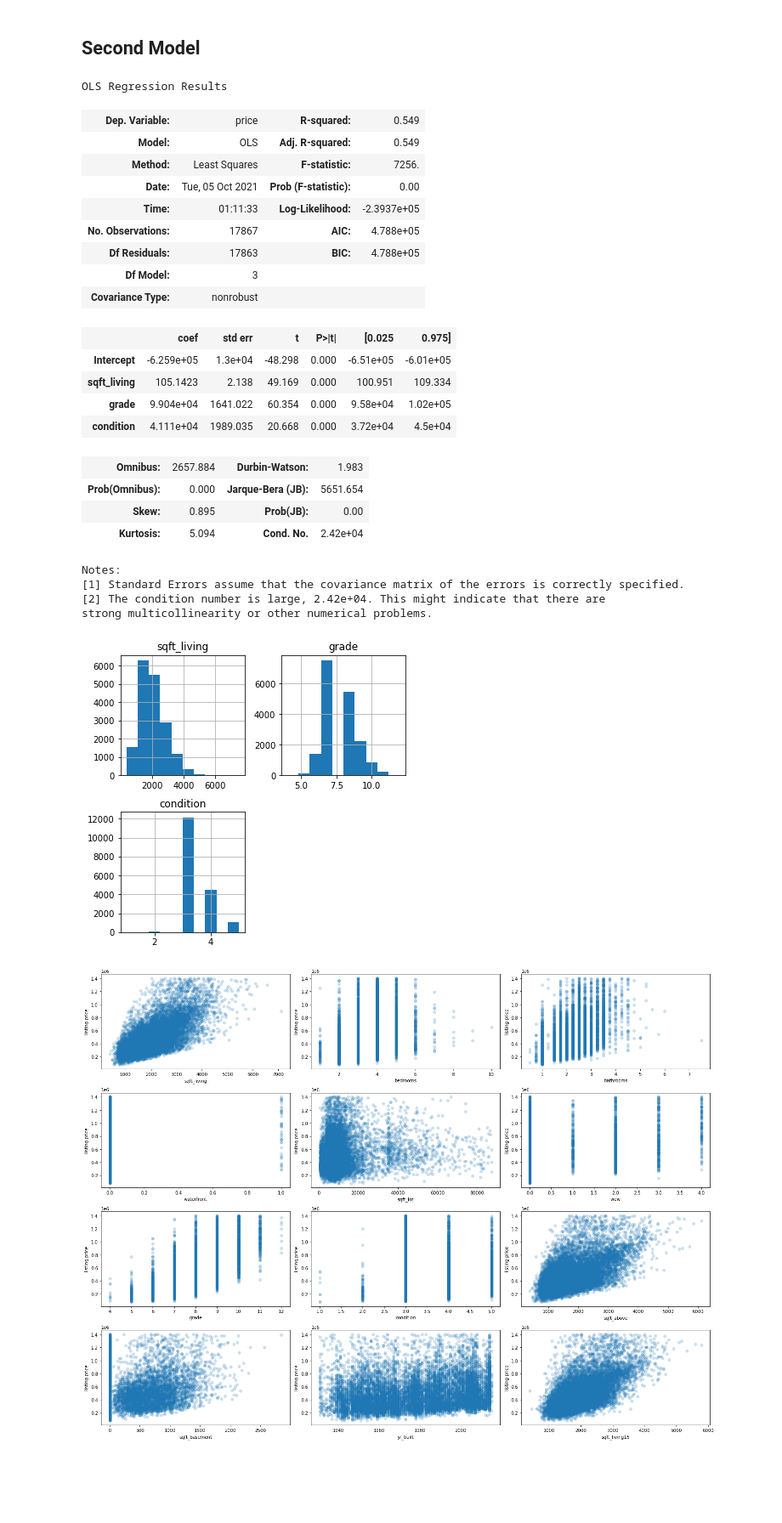
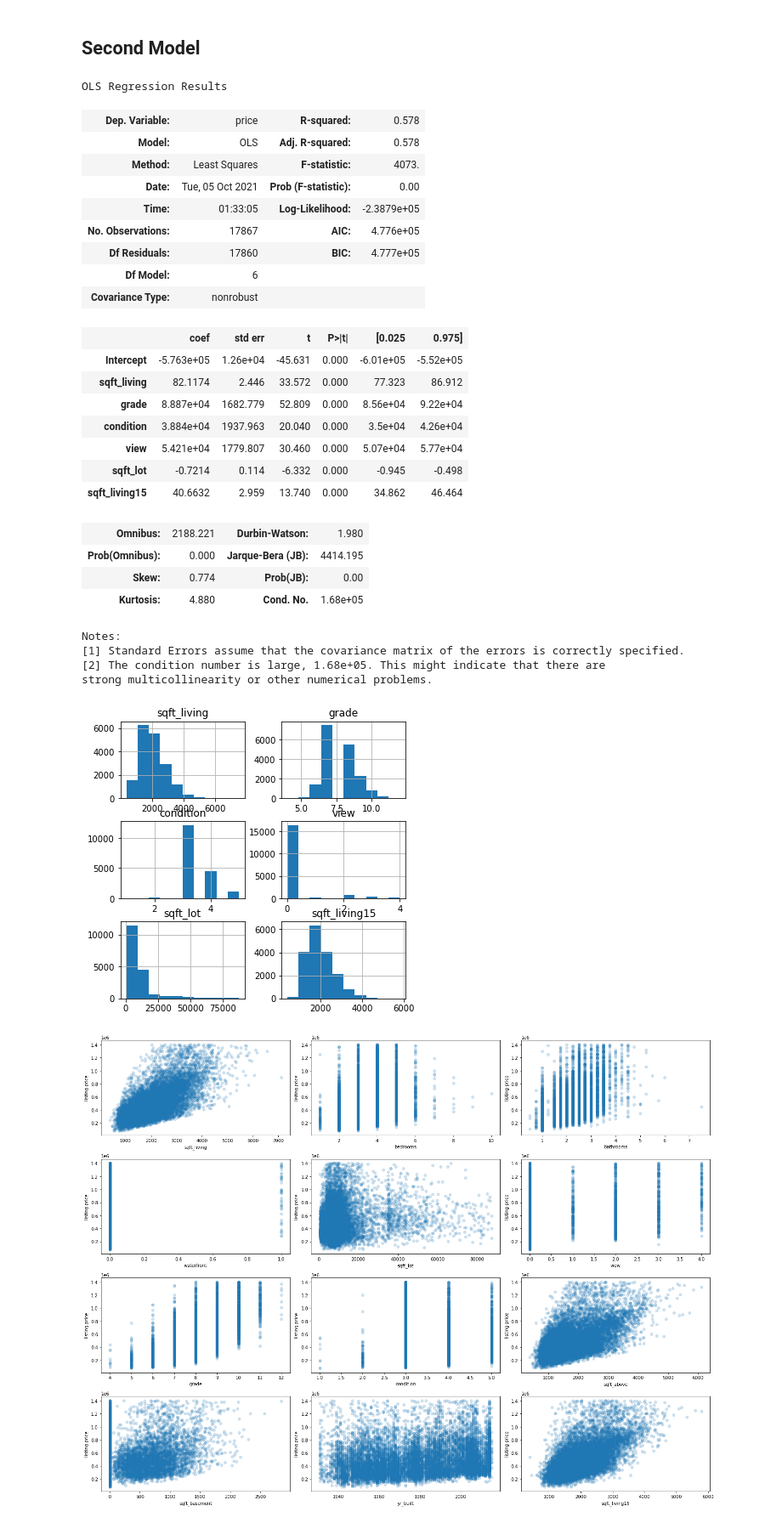
Before and after one commit to cyborgsage/kingco-realestate, a Jupyter notebook: doug_index.ipynb, the cells around one changed output. Shown at 85% size. Saved outputs shown, nothing was run; the diff lists cells and outputs as text; code cells hidden in the pictures; blank space fills up the shorter version.

Commit message:
finished second model with assumptions check

```diff
--- a/doug_index.ipynb
+++ b/doug_index.ipynb
@@ -302,37 +302,40 @@ strong multicollinearity or other numerical problems.
 # %%
 X_train, X_test, y_train, y_test = train_test_split(X, y, random_state=42)
 # %%
-second_formula = 'price ~ sqft_living + grade + condition'
+second_formula = 'price ~ sqft_living + grade + condition + view + sqft_lot + sqft_living15'
 second_model = ols(second_formula, df).fit()
 second_model.summary()
 # %% [output]
 OLS Regression Results
-| Dep. Variable: | price | R-squared: | 0.549 |
-| Model: | OLS | Adj. R-squared: | 0.549 |
-| Method: | Least Squares | F-statistic: | 7256. |
+| Dep. Variable: | price | R-squared: | 0.578 |
+| Model: | OLS | Adj. R-squared: | 0.578 |
+| Method: | Least Squares | F-statistic: | 4073. |
 | Date: | Tue, 05 Oct 2021 | Prob (F-statistic): | 0.00 |
-| Time: | 01:11:33 | Log-Likelihood: | -2.3937e+05 |
-| No. Observations: | 17867 | AIC: | 4.788e+05 |
-| Df Residuals: | 17863 | BIC: | 4.788e+05 |
-| Df Model: | 3 |  |  |
+| Time: | 01:33:05 | Log-Likelihood: | -2.3879e+05 |
+| No. Observations: | 17867 | AIC: | 4.776e+05 |
+| Df Residuals: | 17860 | BIC: | 4.777e+05 |
+| Df Model: | 6 |  |  |
 | Covariance Type: | nonrobust |  |  |
 |  | coef | std err | t | P>|t| | [0.025 | 0.975] |
-| Intercept | -6.259e+05 | 1.3e+04 | -48.298 | 0.000 | -6.51e+05 | -6.01e+05 |
-| sqft_living | 105.1423 | 2.138 | 49.169 | 0.000 | 100.951 | 109.334 |
-| grade | 9.904e+04 | 1641.022 | 60.354 | 0.000 | 9.58e+04 | 1.02e+05 |
-| condition | 4.111e+04 | 1989.035 | 20.668 | 0.000 | 3.72e+04 | 4.5e+04 |
+| Intercept | -5.763e+05 | 1.26e+04 | -45.631 | 0.000 | -6.01e+05 | -5.52e+05 |
+| sqft_living | 82.1174 | 2.446 | 33.572 | 0.000 | 77.323 | 86.912 |
+| grade | 8.887e+04 | 1682.779 | 52.809 | 0.000 | 8.56e+04 | 9.22e+04 |
+| condition | 3.884e+04 | 1937.963 | 20.040 | 0.000 | 3.5e+04 | 4.26e+04 |
+| view | 5.421e+04 | 1779.807 | 30.460 | 0.000 | 5.07e+04 | 5.77e+04 |
+| sqft_lot | -0.7214 | 0.114 | -6.332 | 0.000 | -0.945 | -0.498 |
+| sqft_living15 | 40.6632 | 2.959 | 13.740 | 0.000 | 34.862 | 46.464 |
-| Omnibus: | 2657.884 | Durbin-Watson: | 1.983 |
-| Prob(Omnibus): | 0.000 | Jarque-Bera (JB): | 5651.654 |
-| Skew: | 0.895 | Prob(JB): | 0.00 |
-| Kurtosis: | 5.094 | Cond. No. | 2.42e+04 |
+| Omnibus: | 2188.221 | Durbin-Watson: | 1.980 |
+| Prob(Omnibus): | 0.000 | Jarque-Bera (JB): | 4414.195 |
+| Skew: | 0.774 | Prob(JB): | 0.00 |
+| Kurtosis: | 4.880 | Cond. No. | 1.68e+05 |
 Notes:
 [1] Standard Errors assume that the covariance matrix of the errors is correctly specified.
-[2] The condition number is large, 2.42e+04. This might indicate that there are
+[2] The condition number is large, 1.68e+05. This might indicate that there are
 strong multicollinearity or other numerical problems.
 # %%
-df[['sqft_living', 'grade', 'condition']].hist(figsize  = [6, 6]);
+df[['sqft_living', 'grade', 'condition', 'view', 'sqft_lot', 'sqft_living15']].hist(figsize  = [6, 6]);
 # %% [output]
-[figure, old version]
+[figure, new version]
 # %%
 X_train_numeric = X_train.select_dtypes("number").copy()
 relevant_cols_3 = ['sqft_living', 'bedrooms', 'bathrooms', 'waterfront', 'sqft_lot', 'view', 'grade', 'condition', 'sqft_above',
```
Also changed, not shown: parts of 22 cells of this notebook.
